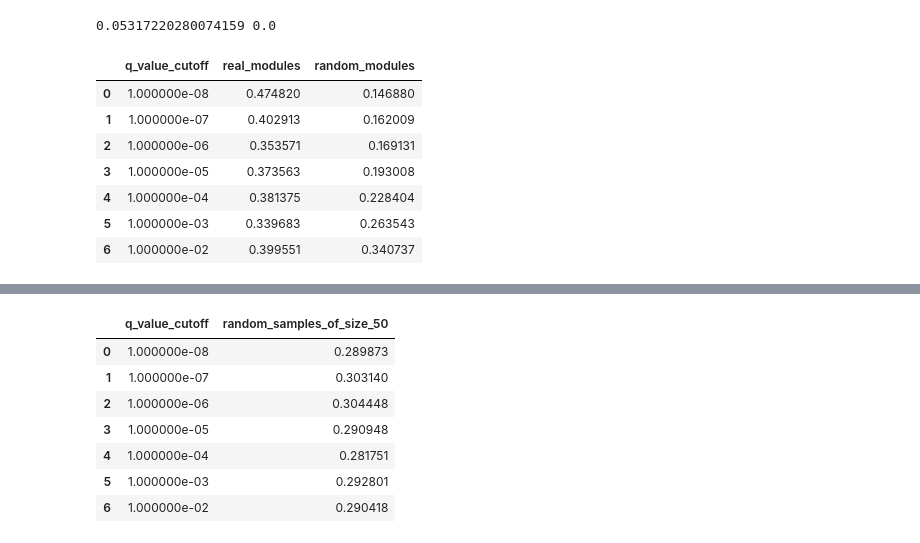
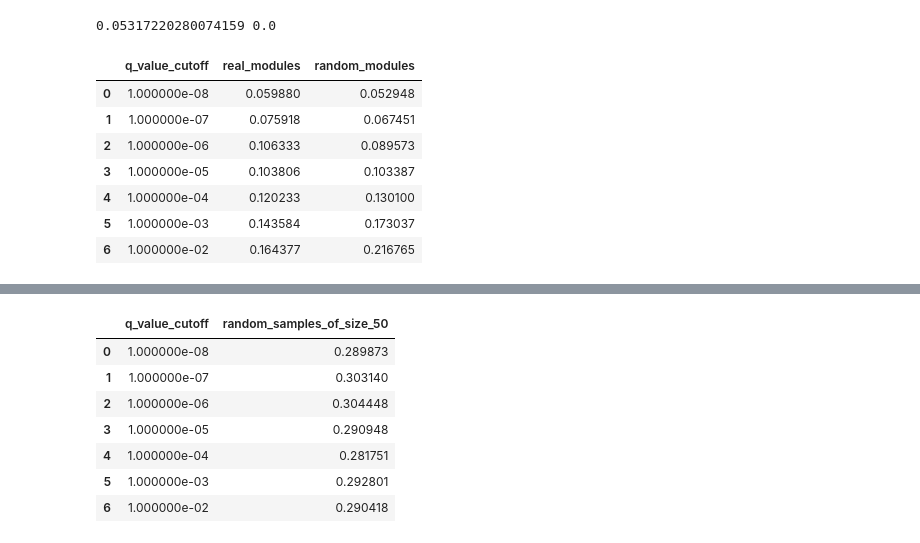
Before and after one commit to ivanov-v-v/PPINs-QTLs-Joint-Analysis, a Jupyter notebook: src/data_analysis.ipynb, the cells around one changed output, grey strips where cells are left out. Saved outputs shown, nothing was run; the diff lists cells and outputs as text; code cells hidden in the pictures.

```diff
--- a/src/data_analysis.ipynb
+++ b/src/data_analysis.ipynb
@@ -58,18 +58,23 @@ random.seed(int(time.time()))
 full_genotypes_df = pd.read_table("./data/genotypes/processed_genotypes.csv")
 
 ''' Where possible, gene names were converted from systematic to standard notation '''
-# mRNA expression and genotypes of strains the data is available for
-eQTLs_expression_df = pd.read_table("./data/eQTLs/expression.csv")
-eQTLs_genotypes_df = pd.read_table("./data/eQTLs/genotypes.csv")
-# Protein expression and genotypes of strains the data is available for
-pQTLs_expression_df = pd.read_table("./data/pQTLs/expression.csv")
-pQTLs_genotypes_df = pd.read_table("./data/pQTLs/genotypes.csv")
+
+expression_df, genotypes_df, qtls_df = {}, {}, {}
+
+expression_df["eQTLs_old"] = pd.read_table("./data/eQTLs/expression.csv")
+expression_df["eQTLs_new"] = pd.read_table("./data/eQTLs/expression_2018.csv")
+expression_df["pQTLs"] = pd.read_table("./data/pQTLs/expression.csv")
+
+genotypes_df["eQTLs_old"] = pd.read_table("./data/eQTLs/genotypes.csv")
+genotypes_df["eQTLs_new"] = pd.read_table("./data/eQTLs/genotypes_2018.csv")
+genotypes_df["eQTLs_interpolated"] = pd.read_table("./data/eQTLs/genotypes_interpolated.csv")
+genotypes_df["pQTLs"] = pd.read_table("./data/pQTLs/genotypes.csv")
 
 # QTLs estimated with MatrixEQTL package for R
-eQTLs_df = pd.read_table("./data/eQTLs/qtls.csv").query("q_value <= 0.05")
-# eQTLs_df = pd.read_table("./data/eQTLs/qtls_2018.csv")#.query("q_value <= 0.05")
-# eQTLs_df["gene"] = eQTLs_df["gene"].apply(networks.convert_to_std)
-pQTLs_df = pd.read_table("./data/pQTLs/qtls.csv").query("q_value <= 0.05")
+qtls_df["eQTLs_old"] = pd.read_table("./data/eQTLs/qtls.csv").query("q_value <= 0.05")
+qtls_df["eQTLs_new"] = pd.read_table("./data/eQTLs/qtls_2018.csv")#.query("q_value <= 0.05")
+qtls_df["eQTLs_interpolated"] = pd.read_table("./data/eQTLs/qtls_interpolated.csv")
+qtls_df["pQTLs"] = pd.read_table("./data/pQTLs/qtls.csv").query("q_value <= 0.05")
 
 # Physical and genetic interactions taken from TheBioGrid project
 full_interactome_df = pd.read_table("./data/interactions/yeast_interactome.csv")
@@ -158,7 +173,7 @@ It becomes evident, that a significant fraction of estimated pQTLs can be reprod
 - Are all the hotspots reproduced? If some are not, why then? It is worth mentioning, that some of those were given cryptic names which are nowhere to be found.
 - How robust the results are? So far results are not compared with those computed from simulated, perturbed graphs.
 # %%
-modules_type = "thebiogrid"
+modules_type = "kegg_modules"
 with open("./results/{}/modules_dict.pkl".format(modules_type), "rb") as pickle_file:
     modules_dict = pickle.load(pickle_file)
 fdr_cutoffs = np.logspace(-5, -2, 10)
@@ -215,7 +230,7 @@ for simplify_flag in [False, True]:
 CPU times: user 8.65 s, sys: 16 ms, total: 8.66 s
 Wall time: 9.33 s
 # %%
-gene_pool = np.intersect1d(eQTLs_expression_df["gene"], pQTLs_expression_df["gene"])
+gene_pool = np.intersect1d(expression_df["eQTLs_old"]["gene"], expression_df["pQTLs"]["gene"])
 # %%
 jacc = []
 for _ in range(1000):
@@ -229,24 +244,25 @@ print(np.mean(jacc), np.median(jacc))
 # %%
 %%time
 reload(qtls)
+
 display(
     pd.DataFrame(
         [
-            (q_cutoff, *qtls.qtl_overlap_test(eQTLs_df.query("q_value < {}".format(q_cutoff)),
-                                              pQTLs_df.query("q_value < {}".format(q_cutoff)),
+            (q_cutoff, *qtls.qtl_overlap_test(qtls_df["eQTLs_interpolated"].query("q_value < {}".format(q_cutoff)),
+                                              qtls_df["pQTLs"].query("q_value < {}".format(q_cutoff)),
                                               gene_pool, modules_dict))
-            for q_cutoff in 10.**np.arange(-8, -1)
+            for q_cutoff in tqdm(10.**np.arange(-8, -1))
         ],
         columns = ["q_value_cutoff", "real_modules", "random_modules"],
         dtype=np.float32
     )
 )
 # %% [output]
 |  | q_value_cutoff | real_modules | random_modules |
-| 0 | 1.000000e-08 | 0.474820 | 0.146880 |
-| 1 | 1.000000e-07 | 0.402913 | 0.162009 |
-| 2 | 1.000000e-06 | 0.353571 | 0.169131 |
-| 3 | 1.000000e-05 | 0.373563 | 0.193008 |
-| 4 | 1.000000e-04 | 0.381375 | 0.228404 |
-| 5 | 1.000000e-03 | 0.339683 | 0.263543 |
-| 6 | 1.000000e-02 | 0.399551 | 0.340737 |
+| 0 | 1.000000e-08 | 0.059880 | 0.052948 |
+| 1 | 1.000000e-07 | 0.075918 | 0.067451 |
+| 2 | 1.000000e-06 | 0.106333 | 0.089573 |
+| 3 | 1.000000e-05 | 0.103806 | 0.103387 |
+| 4 | 1.000000e-04 | 0.120233 | 0.130100 |
+| 5 | 1.000000e-03 | 0.143584 | 0.173037 |
+| 6 | 1.000000e-02 | 0.164377 | 0.216765 |
```
Also changed, not shown: parts of 40 cells of this notebook, 9 other files.
